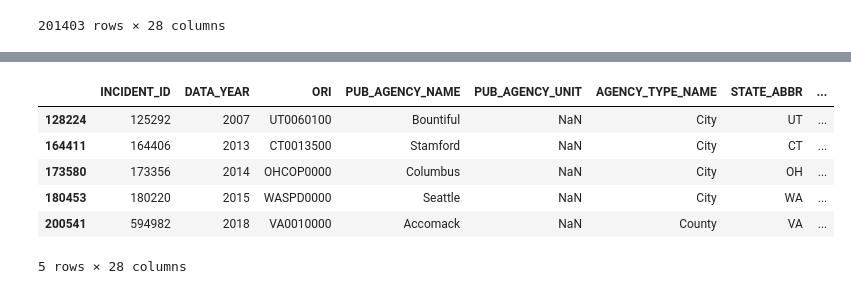
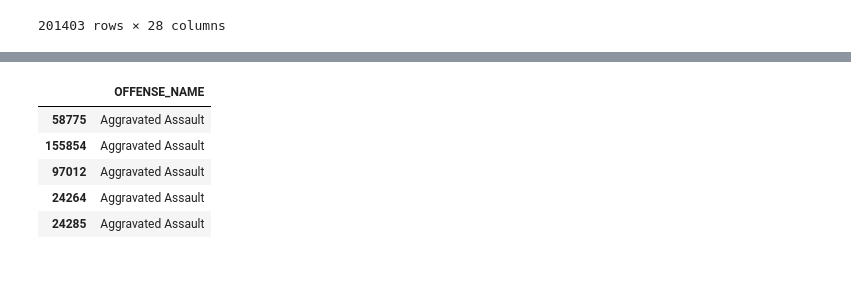
Before and after one commit to sjplaza/privateinvestigators, a Jupyter notebook: Most crimes(top 5).ipynb, the cells around one changed output, grey strips where cells are left out. Saved outputs shown, nothing was run; the diff lists cells and outputs as text; code cells hidden in the pictures.

```diff
--- a/Most crimes(top 5).ipynb
+++ b/Most crimes(top 5).ipynb
@@ -48,12 +115,11 @@ Name: OFFENSE_NAME, Length: 333, dtype: int64
 # %%
-#sort offense names in alphabetical order
-hate_crime_df = hate_crime.sort_values("OFFENSE_NAME", ascending=False)
-hate_crime_df.head()
+#sort offense names in alphabetical order based on "offense name" column
+offense_name_df = offense_name_df.sort_values("OFFENSE_NAME")
+offense_name_df.head()
 # %% [output]
-|  | INCIDENT_ID | DATA_YEAR | ORI | PUB_AGENCY_NAME | PUB_AGENCY_UNIT | AGENCY_TYPE_NAME | STATE_ABBR | ... |
-| 128224 | 125292 | 2007 | UT0060100 | Bountiful | NaN | City | UT | ... |
-| 164411 | 164406 | 2013 | CT0013500 | Stamford | NaN | City | CT | ... |
-| 173580 | 173356 | 2014 | OHCOP0000 | Columbus | NaN | City | OH | ... |
-| 180453 | 180220 | 2015 | WASPD0000 | Seattle | NaN | City | WA | ... |
-| 200541 | 594982 | 2018 | VA0010000 | Accomack | NaN | County | VA | ... |
+|  | OFFENSE_NAME |
+| 58775 | Aggravated Assault |
+| 155854 | Aggravated Assault |
+| 97012 | Aggravated Assault |
+| 24264 | Aggravated Assault |
+| 24285 | Aggravated Assault |
-5 rows × 28 columns
```
Also changed, not shown: parts of 7 cells of this notebook.
